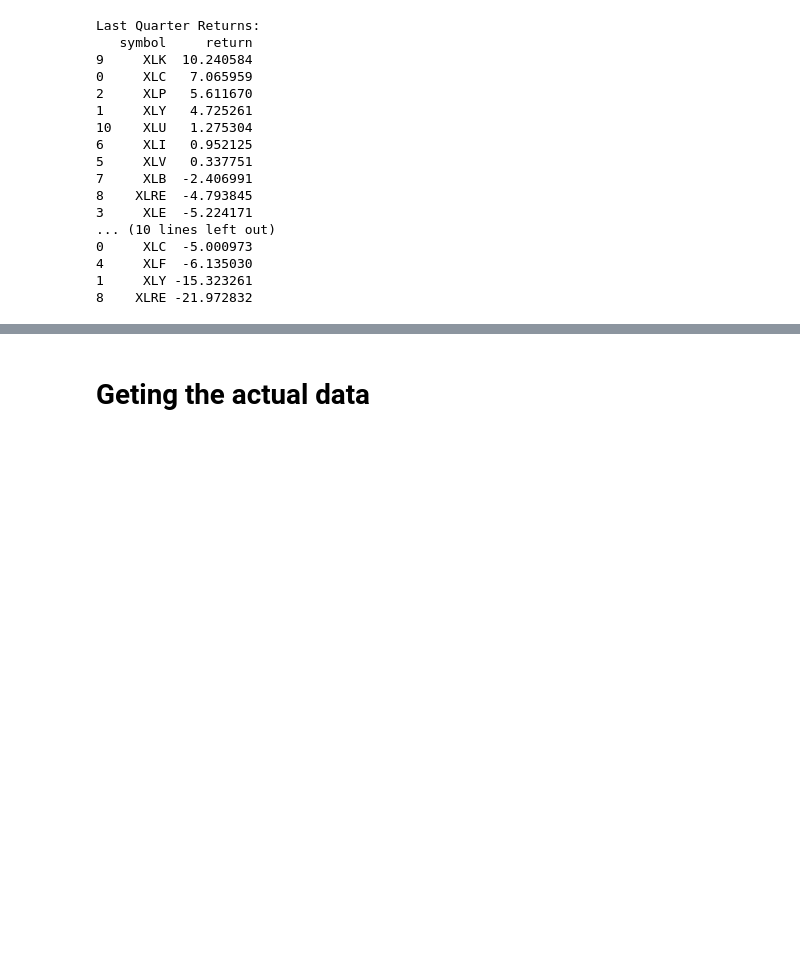
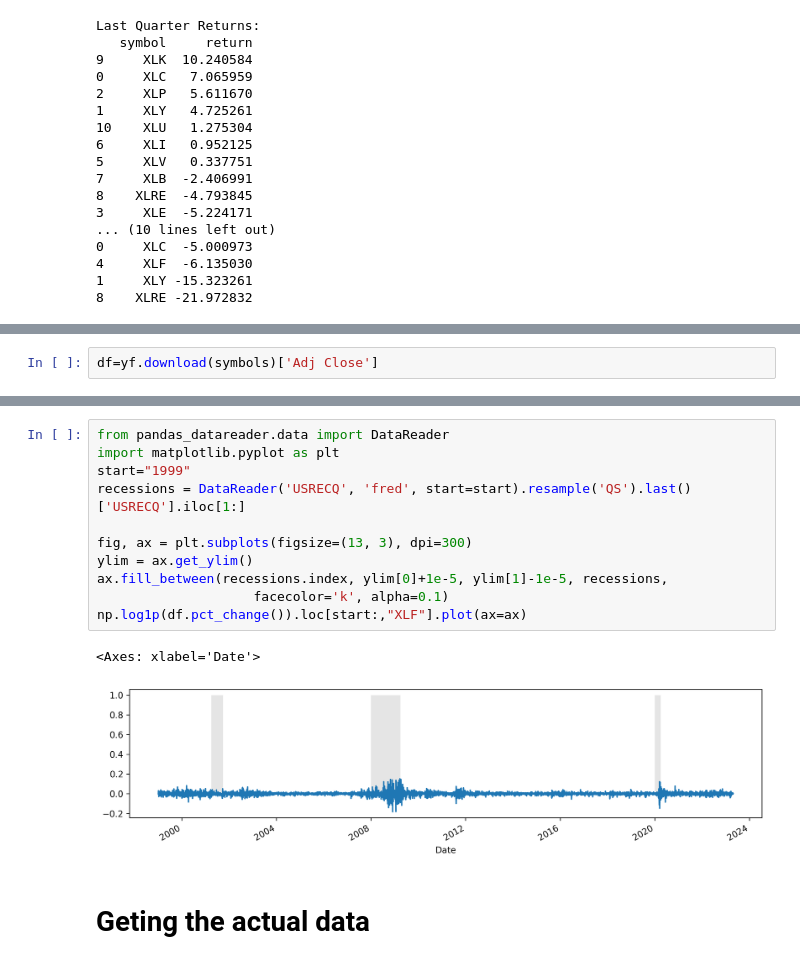
Before and after one commit to AmineMahdioui/projet-de-fin-d-annee, a Jupyter notebook: SectorAnalysis.ipynb, the cells around one changed output, grey strips where cells are left out. Saved outputs shown, nothing was run; the diff lists cells and outputs as text; blank space fills up the shorter version.

```diff
--- a/SectorAnalysis.ipynb
+++ b/SectorAnalysis.ipynb
@@ -100,0 +103,2 @@ Last Quarter Returns:
+# %%
+df=yf.download(symbols)['Adj Close']
@@ -101,3 +123,17 @@ Last Quarter Returns:
+# %%
+from pandas_datareader.data import DataReader
+import matplotlib.pyplot as plt
+start="1999"
+recessions = DataReader('USRECQ', 'fred', start=start).resample('QS').last()['USRECQ'].iloc[1:]
+
+fig, ax = plt.subplots(figsize=(13, 3), dpi=300)
+ylim = ax.get_ylim()
+ax.fill_between(recessions.index, ylim[0]+1e-5, ylim[1]-1e-5, recessions,
+                    facecolor='k', alpha=0.1)
+np.log1p(df.pct_change()).loc[start:,"XLF"].plot(ax=ax)
+# %% [output]
+<Axes: xlabel='Date'>
+[figure, added]
 # %% [markdown]
 # Geting the actual data
 # %%
```
Also changed, not shown: parts of 22 cells of this notebook.
